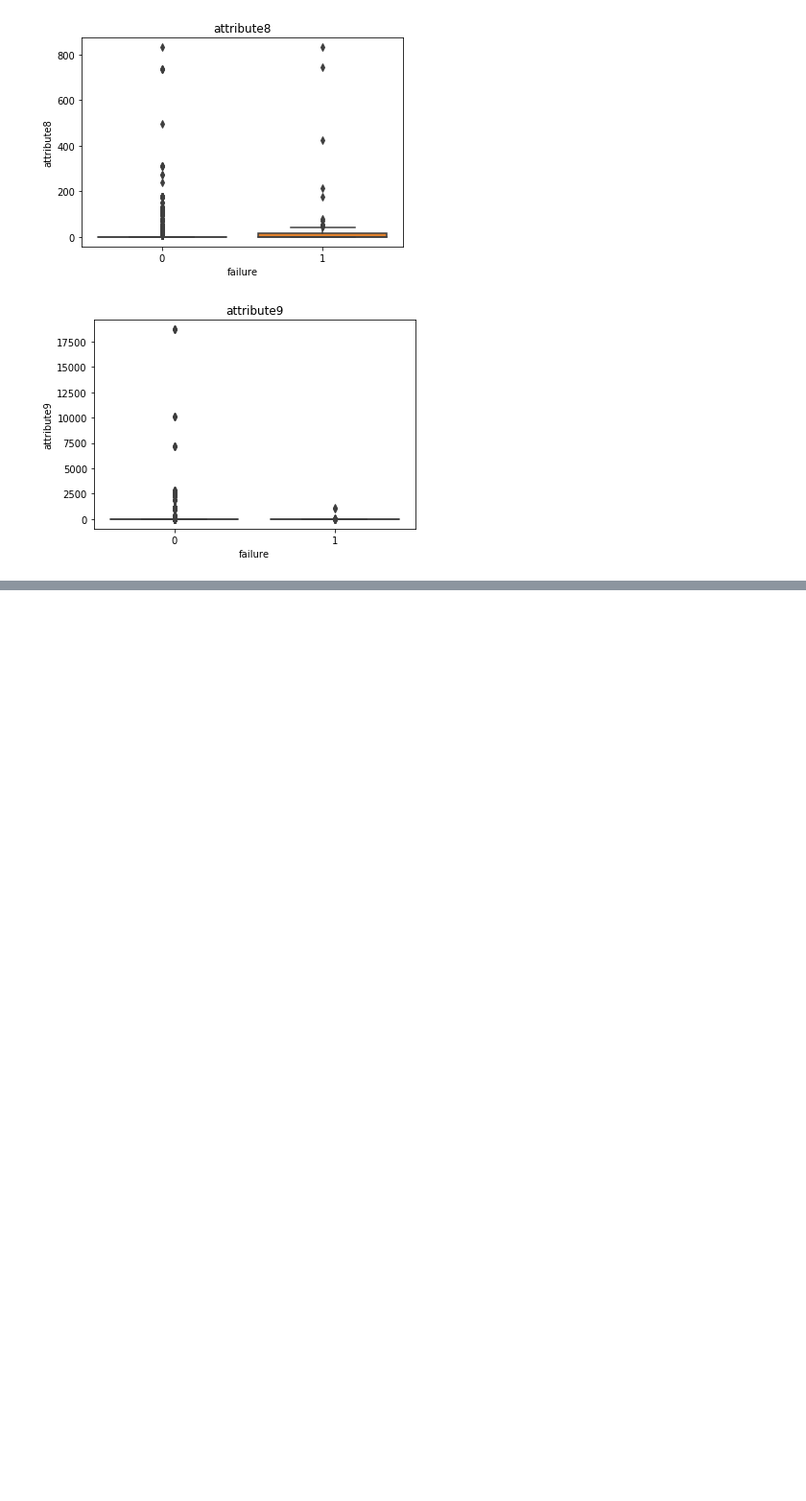
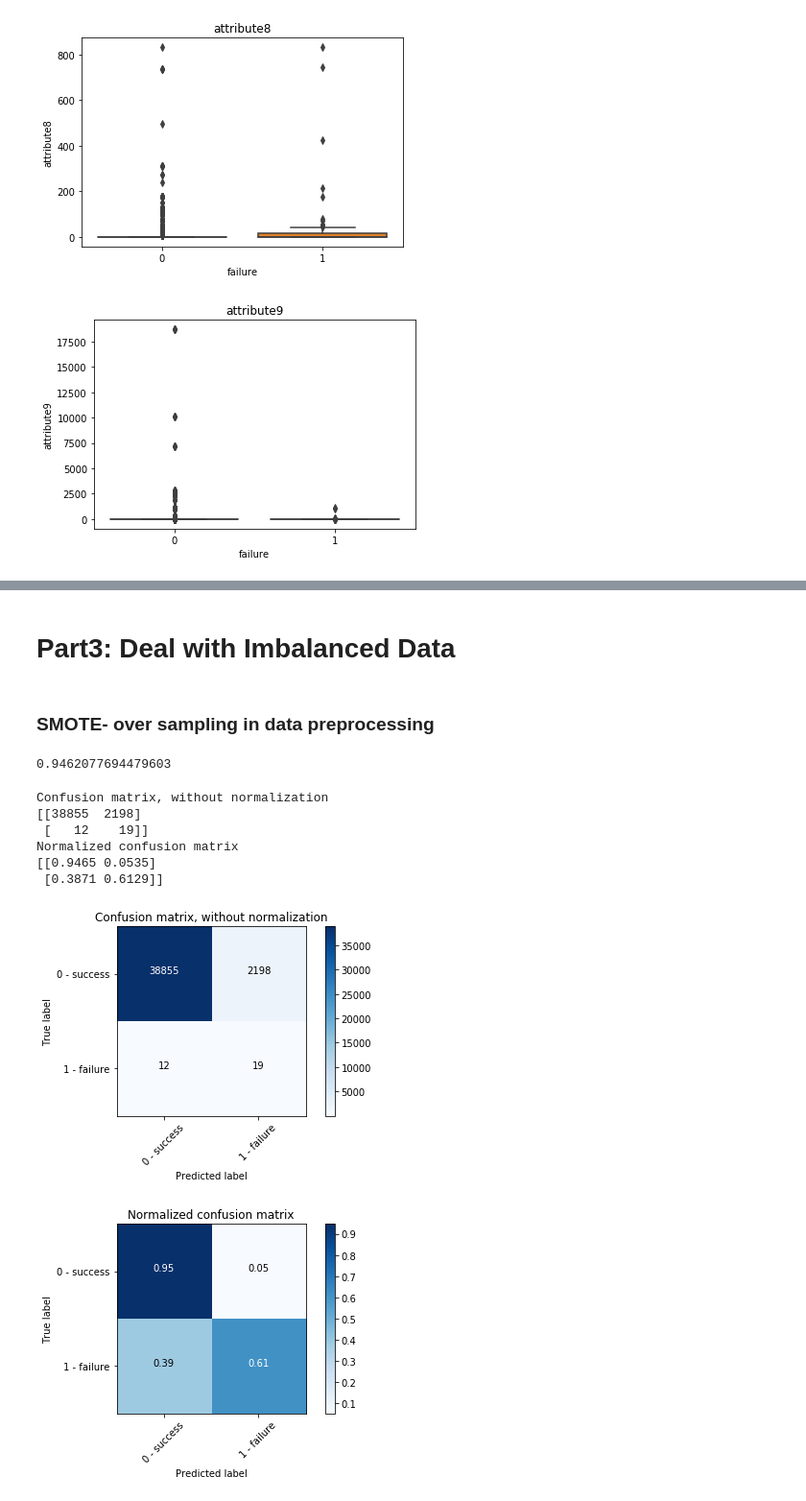
Before and after one commit to amithasen/DeviceFailure_prediction, a Jupyter notebook: AWS_Challenge_Yuwei Zhu.ipynb, the cells around one changed output, grey strips where cells are left out. Shown at 96% size. Cells and saved outputs as stored; diff of their text form; code cells hidden in the pictures; blank space fills up the shorter version.

```diff
--- a/AWS_Challenge_Yuwei Zhu.ipynb
+++ b/AWS_Challenge_Yuwei Zhu.ipynb
@@ -113,0 +217,4 @@ From above boxplot, the distbution and outliers of attribute 2,3,4,5,6,9 in "fai
+# %% [markdown]
+# Part3: Deal with Imbalanced Data
+# %% [markdown]
+### SMOTE- over sampling in data preprocessing
@@ -113,0 +223,9 @@ From above boxplot, the distbution and outliers of attribute 2,3,4,5,6,9 in "fai
+# %%
+sm = SMOTE(random_state=2)
+X_resampled_train, y_resampled_train = sm.fit_sample(X_train, y_train.values.ravel())
+# %%
+attributelist=list(X_train.columns.values)
+# %%
+# Convert to dataframe
+X_resampled_train=pd.DataFrame(X_resampled_train,columns=attributelist)
+y_resampled_train=pd.DataFrame(y_resampled_train,columns=['failure'])
@@ -113,0 +234,33 @@ From above boxplot, the distbution and outliers of attribute 2,3,4,5,6,9 in "fai
+# %%
+clf_smote = DecisionTreeClassifier(max_depth = 5)
+clf_smote.fit(X_resampled_train,y_resampled_train)
+y_pred_oversample=clf_smote.predict(X_test)
+# %%
+accuracy_score(y_test,y_pred_oversample)
+# %% [output]
+0.9462077694479603
+# %%
+# Comput Confusion Matrix
+clf_matrix = confusion_matrix(y_test, y_pred_oversample)
+np.set_printoptions(precision=4)
+
+# Plot non-normalized confusion matrix
+plt.figure()
+plot_confusion_matrix(clf_matrix, classes=class_names,
+                      title='Confusion matrix, without normalization')
+
+# Plot normalized confusion matrix
+plt.figure()
+plot_confusion_matrix(clf_matrix, classes=class_names, normalize=True,
+                      title='Normalized confusion matrix')
+
+plt.show()
+# %% [output]
+Confusion matrix, without normalization
+[[38855  2198]
+ [   12    19]]
+Normalized confusion matrix
+[[0.9465 0.0535]
+ [0.3871 0.6129]]
+[figure, added]
+[figure, added]
```
Also changed, not shown: parts of 48 cells of this notebook.
